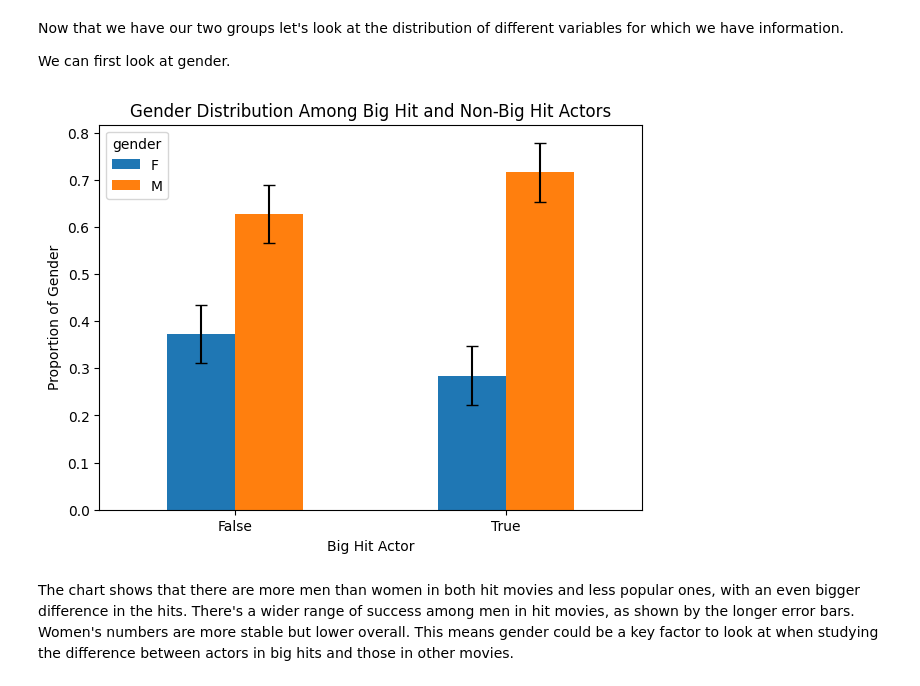
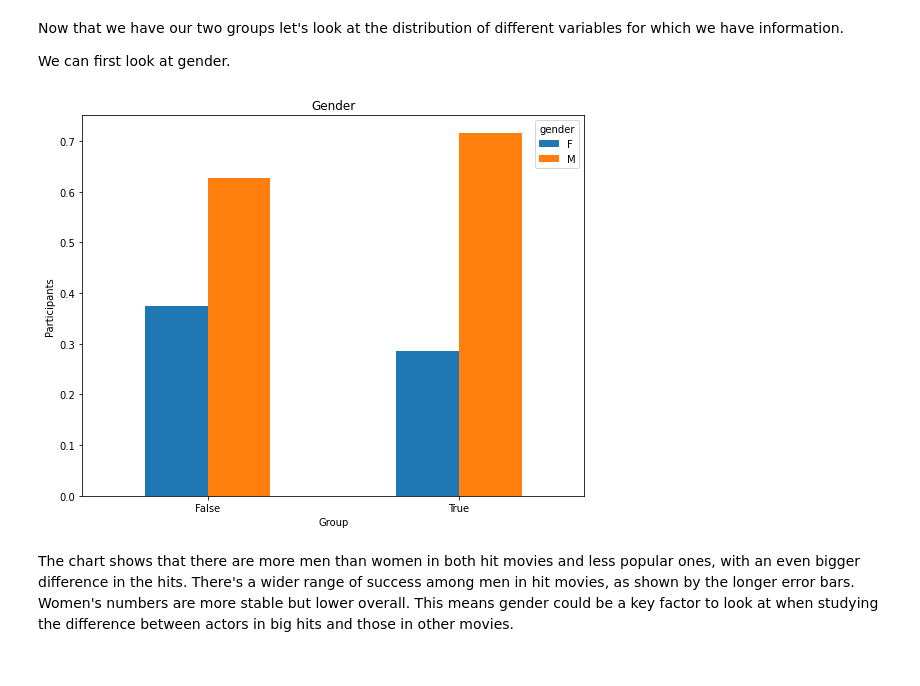
Before and after one commit to epfl-ada/ada-2023-project-pinacolada23, a Jupyter notebook: matching.ipynb, the cells around one changed output. Saved outputs shown, nothing was run; the diff lists cells and outputs as text; code cells hidden in the pictures.

```diff
--- a/matching.ipynb
+++ b/matching.ipynb
@@ -116,26 +116,17 @@ Now that we have our two groups let's look at the distribution of different vari
 
 We can first look at gender.
 # %%
-# Grouping by 'big_hit_actor' and 'gender' and counting
-grouped = df_prepared.groupby(['big_hit_actor', 'gender']).size().unstack()
+group = df_prepared.groupby(['big_hit_actor', 'gender'])['gender'].count()
+group = group.unstack()
+group = group.div(group.sum(axis=1), axis=0)
 
-# Calculating proportions within each 'big_hit_actor' group
-grouped_proportions = grouped.div(grouped.sum(axis=1), axis=0)
-
-# Calculating standard deviation across 'big_hit_actor' groups for each gender
-std_dev = grouped_proportions.std(axis=0)
-
-# Preparing the DataFrame for error bars
-error = pd.DataFrame([std_dev, std_dev], index=grouped_proportions.index)
-
-# Plotting
-ax = grouped_proportions.plot(kind='bar', yerr=error, figsize=[7, 5], rot=0, capsize=4)
-ax.set_title('Gender Distribution Among Big Hit and Non-Big Hit Actors')
-ax.set_ylabel('Proportion of Gender')
-ax.set_xlabel('Big Hit Actor')
+pl = group.plot(kind='bar', figsize=[8,6], rot=0)
+pl.set_title('Gender')
+pl.set_ylabel('Participants')
+pl.set_xlabel('Group')
 plt.show()
 # %% [output]
-[figure, old version]
+[figure, new version]
 # %% [markdown]
 The chart shows that there are more men than women in both hit movies and less popular ones, with an even bigger difference in the hits. There's a wider range of success among men in hit movies, as shown by the longer error bars. Women's numbers are more stable but lower overall. This means gender could be a key factor to look at when studying the difference between actors in big hits and those in other movies.
 # %% [markdown]
```
Also changed, not shown: parts of 5 cells of this notebook.
